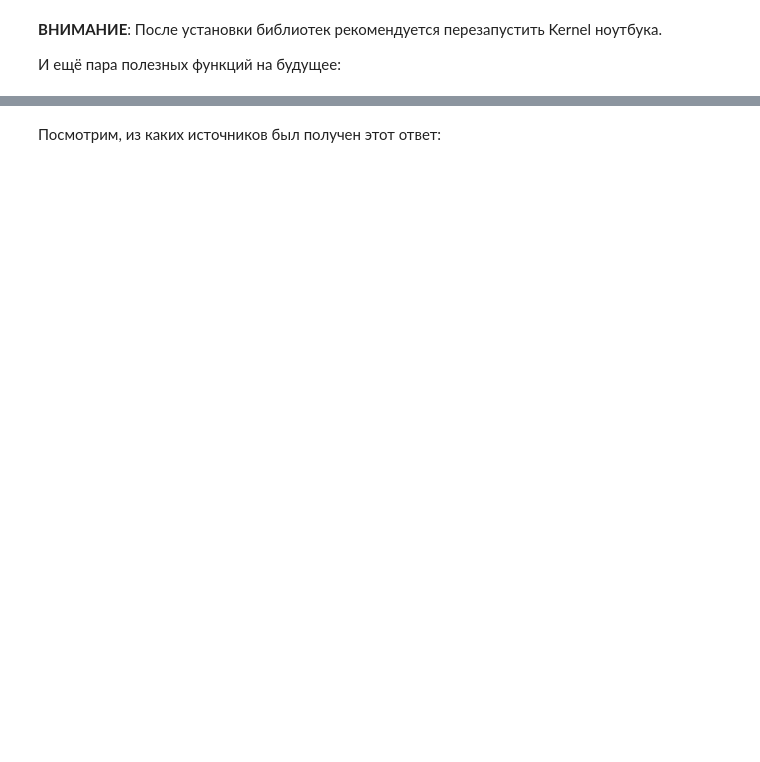
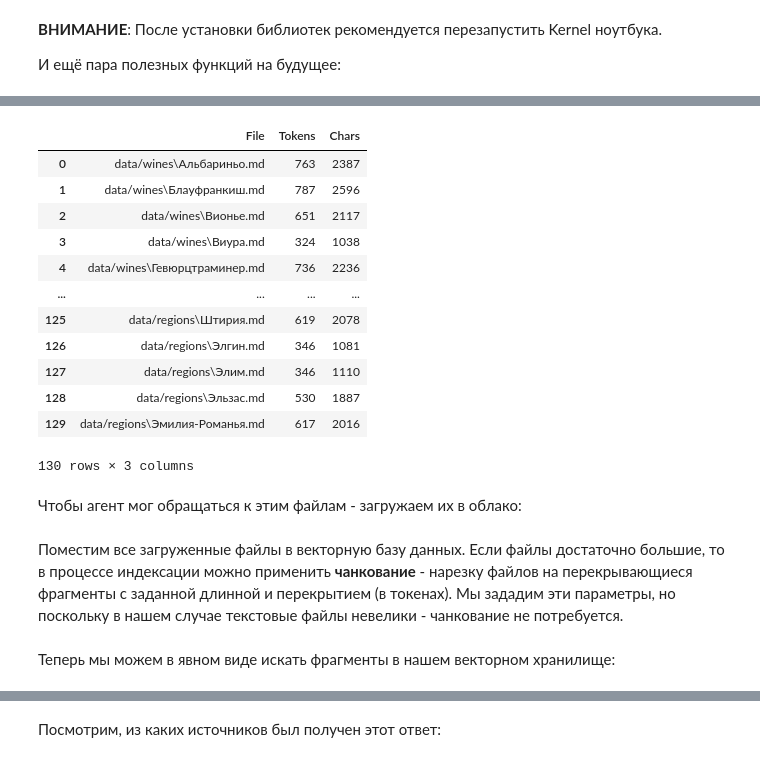
Before and after one commit to yandex-datasphere/advanced-assistant, a Jupyter notebook: advanced-assistant.ipynb, the cells around one changed output, grey strips where cells are left out. Saved outputs shown, nothing was run; the diff lists cells and outputs as text; code cells hidden in the pictures; blank space fills up the shorter version.

```diff
--- a/advanced-assistant.ipynb
+++ b/advanced-assistant.ipynb
@@ -269,0 +183,20 @@ printx(result.text)
+# %%
+from pydantic import BaseModel, Field
+from typing import Optional
+
+class SearchWinePriceList(BaseModel):
+    """Эта функция позволяет искать вина в прайс-листе по одному или нескольким параметрам."""
+
+    name: str = Field(description="Название вина", default=None)
+    country: str = Field(description="Страна на русском языке", default=None)
+    acidity: str = Field(
+        description="Кислотность (сухое, полусухое, сладкое, полусладкое)", default=None
+    )
+    color: str = Field(description="Цвет вина (красное, белое, розовое)", default=None)
+    sort_order: str = Field(
+        description="Порядок выдачи (most expensive, cheapest, random, average)",
+        default=None,
+    )
+    what_to_return: str = Field(
+        description="Что вернуть (wine info или price)", default=None
+    )
@@ -269,0 +683,42 @@ printx(result.text)
+# %%
+from glob import glob
+import pandas as pd
+import tiktoken
+
+def get_token_count(filename):
+    tokenizer = tiktoken.encoding_for_model(model)
+    with open(filename, "r", encoding="utf8") as f:
+        return len(tokenizer.encode(f.read()))
+
+def get_file_len(filename):
+    with open(filename, encoding="utf-8") as f:
+        l = len(f.read())
+    return l
+
+d = [
+    {
+        "File": fn,
+        "Tokens": get_token_count(fn),
+        "Chars": get_file_len(fn),
+    }
+    for fn in list(glob("data/wines/*.md"))+list(glob("data/regions/*.md"))
+]
+
+df = pd.DataFrame(d)
+df
+# %% [output]
+|  | File | Tokens | Chars |
+| 0 | data/wines\Альбариньо.md | 763 | 2387 |
+| 1 | data/wines\Блауфранкиш.md | 787 | 2596 |
+| 2 | data/wines\Вионье.md | 651 | 2117 |
+| 3 | data/wines\Виура.md | 324 | 1038 |
+| 4 | data/wines\Гевюрцтраминер.md | 736 | 2236 |
+| ... | ... | ... | ... |
+| 125 | data/regions\Штирия.md | 619 | 2078 |
+| 126 | data/regions\Элгин.md | 346 | 1081 |
+| 127 | data/regions\Элим.md | 346 | 1110 |
+| 128 | data/regions\Эльзас.md | 530 | 1887 |
+| 129 | data/regions\Эмилия-Романья.md | 617 | 2016 |
+130 rows × 3 columns
+# %% [markdown]
+Чтобы агент мог обращаться к этим файлам - загружаем их в облако:
@@ -269,0 +733,2 @@ printx(result.text)
+# %% [markdown]
+Поместим все загруженные файлы в векторную базу данных. Если файлы достаточно большие, то в процессе индексации можно применить **чанкование** - нарезку файлов на перекрывающиеся фрагменты с заданной длинной и перекрытием (в токенах). Мы зададим эти параметры, но поскольку в нашем случае текстовые файлы невелики - чанкование не потребуется.
@@ -269,0 +749,2 @@ printx(result.text)
+# %% [markdown]
+Теперь мы можем в явном виде искать фрагменты в нашем векторном хранилище:
```
Also changed, not shown: parts of 140 cells of this notebook.
